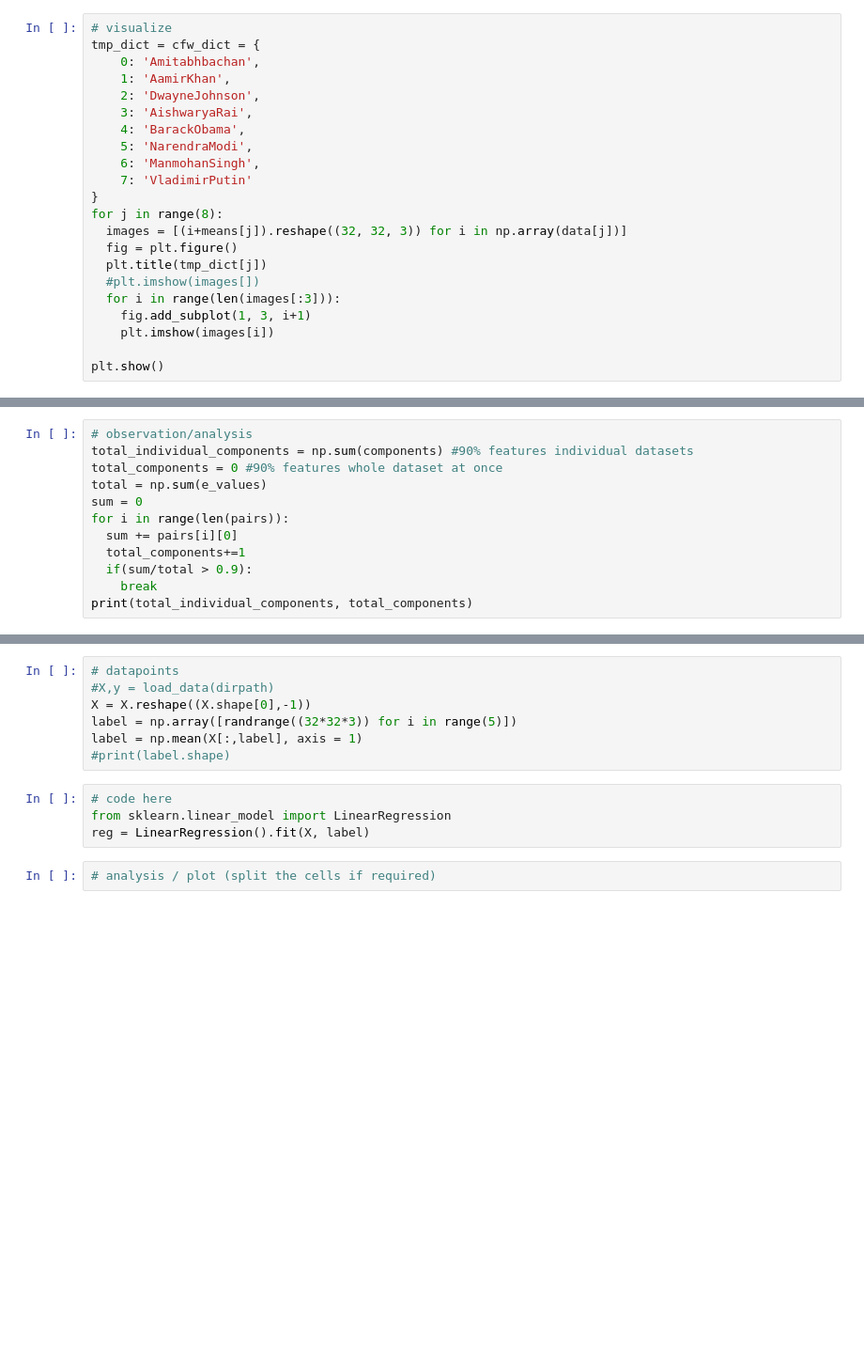
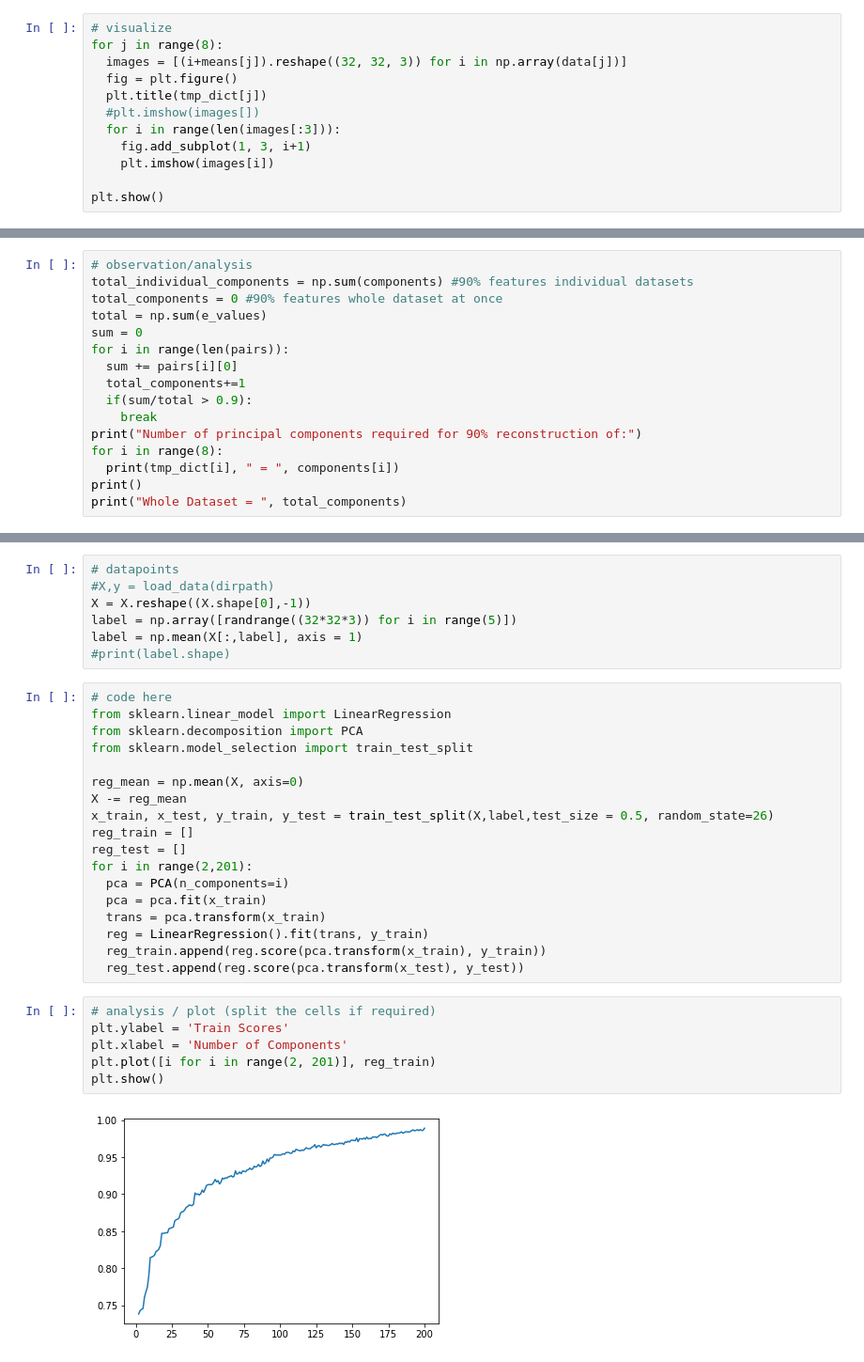
Before and after one commit to AbhinavChowdaryM98/KMeans-And-Regression, a Jupyter notebook: 2019101109_Assignment2_Q3.ipynb, the cells around one changed output, grey strips where cells are left out. Shown at 94% size. Drawn from its saved outputs; the diff is of its cells as text; blank space fills up the shorter version.

```diff
--- a/2019101109_Assignment2_Q3.ipynb
+++ b/2019101109_Assignment2_Q3.ipynb
@@ -271,16 +298,6 @@ for i in range(len(individuals)):
 #### Visualize dominant eigen faces of each of the classes
 # %%
 # visualize
-tmp_dict = cfw_dict = {
-    0: 'Amitabhbachan',
-    1: 'AamirKhan',
-    2: 'DwayneJohnson',
-    3: 'AishwaryaRai',
-    4: 'BarackObama',
-    5: 'NarendraModi',
-    6: 'ManmohanSingh',
-    7: 'VladimirPutin'
-}
 for j in range(8):
   images = [(i+means[j]).reshape((32, 32, 3)) for i in np.array(data[j])]
   fig = plt.figure()
@@ -330,5 +347,9 @@ for i in range(len(pairs)):
   total_components+=1
   if(sum/total > 0.9):
     break
-print(total_individual_components, total_components)
+print("Number of principal components required for 90% reconstruction of:")
+for i in range(8):
+  print(tmp_dict[i], " = ", components[i])
+print()
+print("Whole Dataset = ", total_components)
 # %% [output]
@@ -350,6 +381,26 @@ label = np.mean(X[:,label], axis = 1)
 # %%
 # code here
 from sklearn.linear_model import LinearRegression
-reg = LinearRegression().fit(X, label)
+from sklearn.decomposition import PCA
+from sklearn.model_selection import train_test_split
+
+reg_mean = np.mean(X, axis=0)
+X -= reg_mean
+x_train, x_test, y_train, y_test = train_test_split(X,label,test_size = 0.5, random_state=26)
+reg_train = []
+reg_test = []
+for i in range(2,201):
+  pca = PCA(n_components=i)
+  pca = pca.fit(x_train)
+  trans = pca.transform(x_train)
+  reg = LinearRegression().fit(trans, y_train)
+  reg_train.append(reg.score(pca.transform(x_train), y_train))
+  reg_test.append(reg.score(pca.transform(x_test), y_test))
 # %%
 # analysis / plot (split the cells if required)
+plt.ylabel = 'Train Scores'
+plt.xlabel = 'Number of Components'
+plt.plot([i for i in range(2, 201)], reg_train)
+plt.show()
+# %% [output]
+[figure, added]
```
Also changed, not shown: parts of 11 cells of this notebook, 2 other files.
